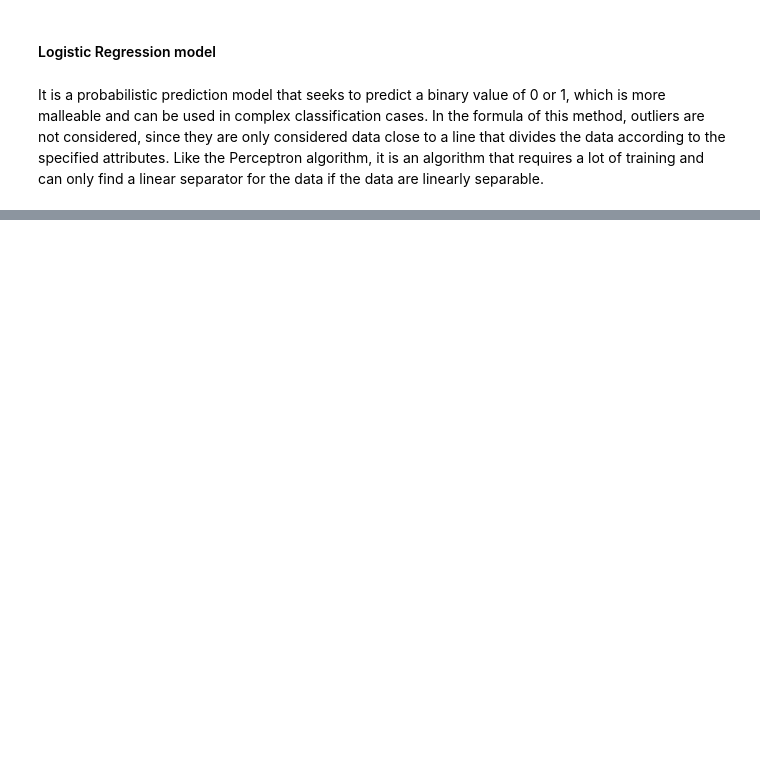
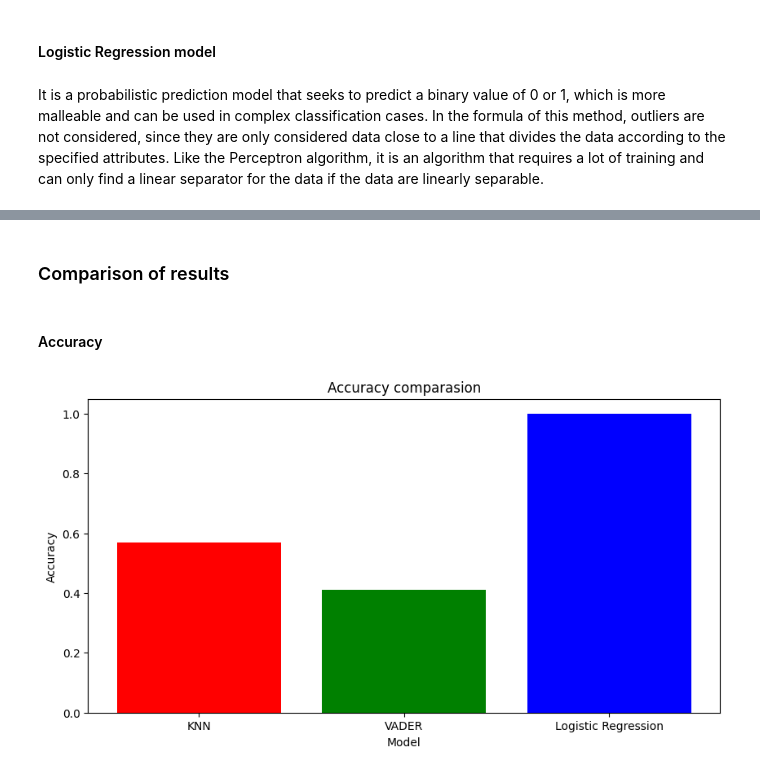
Before and after one commit to Andre-LR/Sentiment_Analyzer_Amazon_Reviews, a Jupyter notebook: SentimentAnalysis.ipynb, the cells around one changed output, grey strips where cells are left out. Saved outputs shown, nothing was run; the diff lists cells and outputs as text; code cells hidden in the pictures; blank space fills up the shorter version.

Commit message:
Metrics inclusion: accuracy, recall, f-measure and precision

```diff
--- a/SentimentAnalysis.ipynb
+++ b/SentimentAnalysis.ipynb
@@ -294 +354,3 @@ df_test_Knn = knn_sentiment_analysis(df_test, cv.transform(df_test.Text).toarray
+# %%
+knn_model = generate_knn_model(df_train, cv.fit_transform(df_train.Text), 5)
 # %% [markdown]
@@ -517,0 +583,18 @@ df_test_lr.head()
+# %%
+
+def logistic_regression_model(df_train, vectorizer_array, max_iter=1000):
+    lr = LogisticRegression(max_iter=max_iter)
+    lr.fit(vectorizer_array, df_train.Sentiment)
+
+    return lr
+
+def logistic_regression_sentiment_analysis(df, vectorizer_array, model):
+    df_copy = df.copy()
+
+    df_copy['lr_predicted'] = model.predict(vectorizer_array)
+    df_copy['lr_accuracy'] = accuracy_score(df_copy.Sentiment, df_copy.lr_predicted)
+    df_copy['lr_precision'] = precision_score(df_copy.Sentiment, df_copy.lr_predicted, average='macro')
+    df_copy['lr_recall'] = recall_score(df_copy.Sentiment, df_copy.lr_predicted, average='macro')
+    df_copy['lr_f1'] = f1_score(df_copy.Sentiment, df_copy.lr_predicted, average='macro')
+
+    return df_copy
@@ -517,0 +603,2 @@ df_test_lr.head()
+# %%
+lr_model = logistic_regression_model(df_train, cv.fit_transform(df_train.Text))
@@ -517,0 +607,10 @@ df_test_lr.head()
+# %%
+df_train_logistic_regression = logistic_regression_sentiment_analysis(df_train, cv.transform(df_train.Text), lr_model)
+
+print("\nQuantity of positive and negative values in the dataset:")
+print(df_train.Sentiment.value_counts())
+
+print("\nQuantity of positive and negative values found by the model:")
+print(df_train_logistic_regression.lr_predicted.value_counts())
+
+df_train_logistic_regression.head()
@@ -517,0 +695,16 @@ df_test_lr.head()
+# %% [markdown]
+### Comparison of results
+# %% [markdown]
+#### Accuracy
+# %%
+def plot_accuracy_comparasion(df_knn, df_vader, logistic_regression_df):
+    plt.figure(figsize=(10, 5))
+    plt.bar(['KNN', 'VADER', 'Logistic Regression'], [df_knn.knn_accuracy.mean(), df_vader.vader_accuracy.mean(), logistic_regression_df.lr_accuracy.mean()], color=['red', 'green', 'blue'])
+    plt.title('Accuracy comparasion')
+    plt.xlabel('Model')
+    plt.ylabel('Accuracy')
+    plt.show()
+
+plot_accuracy_comparasion(df_train_knn, df_train_vader, df_train_logistic_regression)
+# %% [output]
+[figure, added]
```
Also changed, not shown: parts of 82 cells of this notebook, 1 other file.
